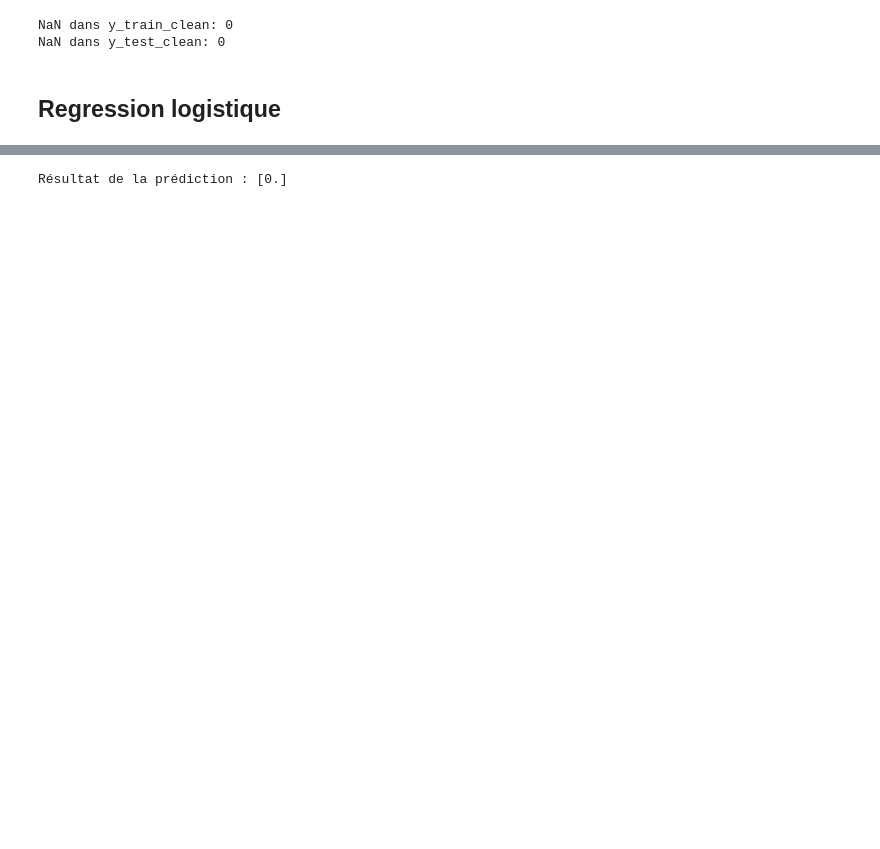
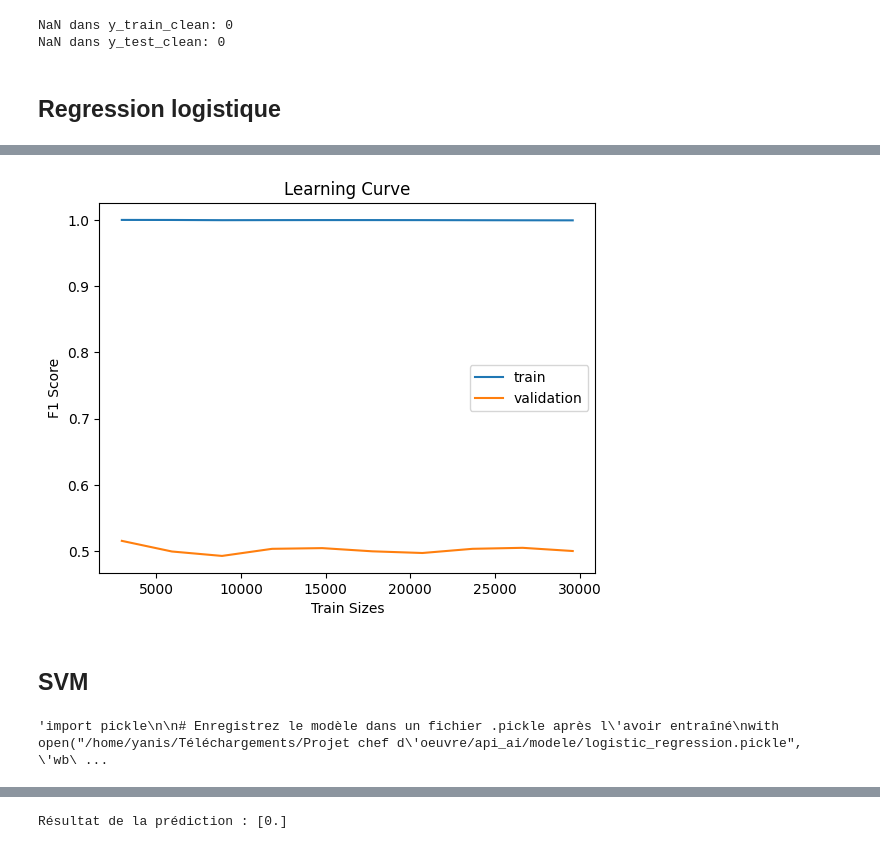
Before and after one commit to yaniskahoul/Bank-classification-marketing, a Jupyter notebook: api_ai/notebooks/modelisation.ipynb, the cells around one changed output, grey strips where cells are left out. Drawn from its saved outputs; the diff is of its cells as text; code cells hidden in the pictures; blank space fills up the shorter version.

```diff
--- a/api_ai/notebooks/modelisation.ipynb
+++ b/api_ai/notebooks/modelisation.ipynb
@@ -235,0 +412,9 @@ Accuracy: 0.9126263272355123
+# %%
+from sklearn.ensemble import RandomForestClassifier
+
+pipeline_rfc = Pipeline([
+    ('preprocessor', preprocessor),
+    ('model', RandomForestClassifier(n_estimators=100, random_state=42))
+])
+# %%
+pipeline_rfc.fit(X_train,y_train)
@@ -235,0 +441,60 @@ Accuracy: 0.9126263272355123
+# %%
+
+# Configuration du pipeline avec Random Forest
+pipeline_rfc = Pipeline([
+    ('preprocessor', preprocessor),
+    ('model', RandomForestClassifier(n_estimators=100, random_state=42))
+])
+
+# Activer l'enregistrement automatique
+mlflow.sklearn.autolog(log_input_examples=False, log_model_signatures=True, log_models=True,
+                       log_datasets=False, disable=False, exclusive=False, disable_for_unsupported_versions=False,
+                       silent=False, max_tuning_runs=5, log_post_training_metrics=False,
+                       serialization_format='cloudpickle', registered_model_name=None,
+                       pos_label=None, extra_tags=None)
+
+# Débuter une expérience MLflow
+with mlflow.start_run(run_name="random_forest_classification"):
+    # Entraîner le modèle
+    pipeline_rfc.fit(X_train, y_train)
+
+    # Prédictions sur l'ensemble de test
+    y_pred = pipeline_rfc.predict(X_test)
+    y_pred_proba = pipeline_rfc.predict_proba(X_test)[:, 1]  # probabilités pour la classe positive
+
+    # Calcul des métriques
+    accuracy = accuracy_score(y_test, y_pred)
+    precision = precision_score(y_test, y_pred)
+    recall = recall_score(y_test, y_pred)
+    f1 = f1_score(y_test, y_pred)
+    roc_auc = roc_auc_score(y_test, y_pred_proba)
+    mlflow.log_metric("test_accuracy", accuracy)
+    mlflow.log_metric("precision", precision)
+    mlflow.log_metric("recall", recall)
+    mlflow.log_metric("f1", f1)
+    mlflow.log_metric("roc_auc", roc_auc)
+
+    # Learning Curve
+    N, train_score, val_score = learning_curve(pipeline_rfc, X_train, y_train, cv=10, scoring="f1", train_sizes=np.linspace(0.1, 1.0, 10))
+    plt.figure()
+    plt.plot(N, train_score.mean(axis=1), label='train')
+    plt.plot(N, pd.DataFrame(val_score).mean(axis=1), label='validation')
+    plt.xlabel('Train Sizes')
+    plt.ylabel('F1 Score')
+    plt.title('Learning Curve')
+    plt.legend()
+    plt.savefig("learning_curve.png")
+
+    # Feature Importance
+    feature_importances = pipeline_rfc.named_steps['model'].feature_importances_
+    new_col = pipeline_rfc['preprocessor'].transformers_[1][1].get_feature_names_out(cat_columns)
+    all_col = list(num_columns) + list(new_col)
+    feature_importance = pd.DataFrame(feature_importances, index=all_col, columns=['Importance']).sort_values(by='Importance', ascending=False)
+    feature_importance.to_html("feature_importance.html")
+
+    # Logging artifacts
+    mlflow.log_artifact("learning_curve.png")
+    mlflow.log_artifact("feature_importance.html")
+
+# L'exécution est automatiquement clôturée avec le bloc 'with'
+# %% [output]
@@ -235,0 +518,3 @@ Accuracy: 0.9126263272355123
+[figure, added]
+# %% [markdown]
+## SVM
@@ -236,6 +579,9 @@ Accuracy: 0.9126263272355123
 # %%
-import pickle
+"""import pickle
 
 # Enregistrez le modèle dans un fichier .pickle après l'avoir entraîné
-with open('/home/yanis/Téléchargements/projet bank classification/logistic_regression.pickle', 'wb') as file:
+with open("/home/yanis/Téléchargements/Projet chef d'oeuvre/api_ai/modele/logistic_regression.pickle", 'wb') as file:
     pickle.dump(model, file)
+"""
+# %% [output]
+'import pickle\n\n# Enregistrez le modèle dans un fichier .pickle après l\'avoir entraîné\nwith open("/home/yanis/Téléchargements/Projet chef d\'oeuvre/api_ai/modele/logistic_regression.pickle", \'wb\ ...
```
Also changed, not shown: parts of 70 cells of this notebook, 1 other file.
